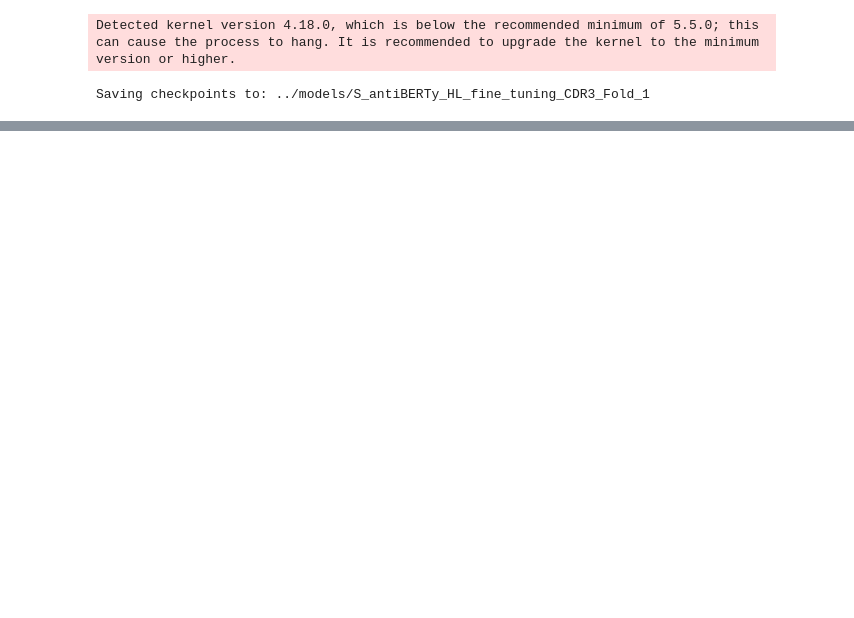
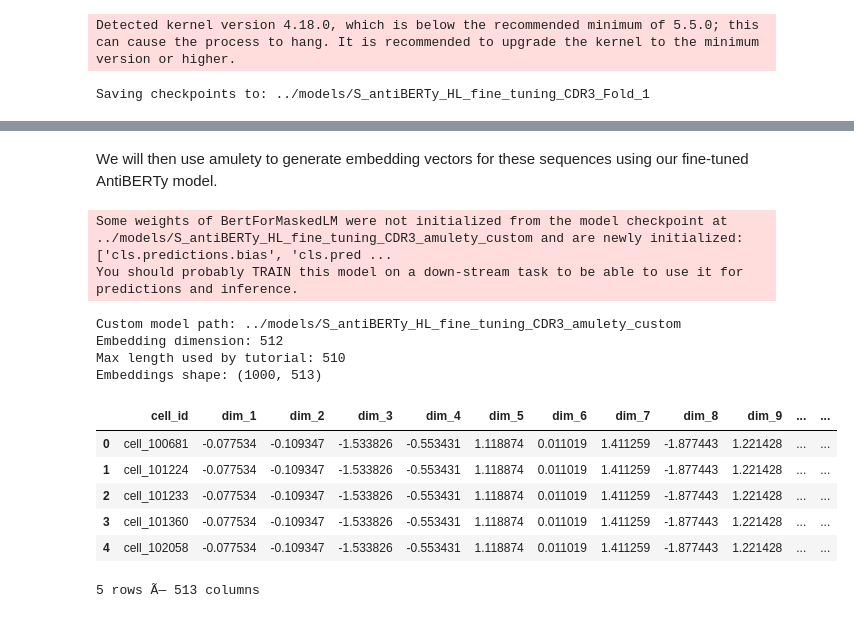
Before and after one commit to wenggyaoo/amulety, a Jupyter notebook: docs/tutorials/fine_tuning_tutorial.ipynb, the cells around one changed output, grey strips where cells are left out. Saved outputs shown, nothing was run; the diff lists cells and outputs as text; code cells hidden in the pictures; blank space fills up the shorter version.

Commit message:
update finetuning tutorial

```diff
--- a/docs/tutorials/fine_tuning_tutorial.ipynb
+++ b/docs/tutorials/fine_tuning_tutorial.ipynb
@@ -390,0 +420,15 @@ test_steps_per_second: 4.6800
+# %%
+airr_demo = pd.read_csv("https://zenodo.org/records/17186858/files/ML_bcr_airr_dataset.tsv", sep='\t')
+# cells that have at least one H and one L
+mask_both = (
+    airr_demo.groupby("cell_id")["chain_type"]
+      .agg(lambda x: set(x))
+      .pipe(lambda s: s[s.apply(lambda st: {"H", "L"}.issubset(st))])
+)
+cells_with_both = mask_both.index
+
+# sample up to 1000 such cells (no replacement)
+n_cells = min(1000, len(cells_with_both))
+sampled_cells = np.random.choice(cells_with_both, size=n_cells, replace=False)
+df_sampled = airr_demo[airr_demo["cell_id"].isin(sampled_cells)].copy()
+df_sampled.head()
@@ -390,0 +442,42 @@ test_steps_per_second: 4.6800
+# %% [markdown]
+We will then use amulety to generate embedding vectors for these sequences using our fine-tuned AntiBERTy model.
+# %%
+from amulety import embed_airr
+
+CHAIN = MODEL_TYPE
+EMBED_DIM = int(model.config.hidden_size)
+
+print("Custom model path:", CUSTOM_MODEL_PATH)
+print("Embedding dimension:", EMBED_DIM)
+print("Max length used by tutorial:", MAX_LENGTH)
+
+embeddings_df, meta_df = embed_airr(
+    airr=df_sampled,
+    chain=CHAIN,
+    model="custom",
+    sequence_col="sequence_vdj_aa",
+    cell_id_col="cell_id",
+    batch_size=8,
+    model_path=str(CUSTOM_MODEL_PATH),
+    embedding_dimension=EMBED_DIM,
+    max_length=MAX_LENGTH,
+    output_type="df",       # return embeddings as a DataFrame
+    residue_level=False,    # sequence-level embeddings
+)
+
+print("Embeddings shape:", embeddings_df.shape)
+embeddings_df.head()
+# %% [output]
+Some weights of BertForMaskedLM were not initialized from the model checkpoint at ../models/S_antiBERTy_HL_fine_tuning_CDR3_amulety_custom and are newly initialized: ['cls.predictions.bias', 'cls.pred ...
+You should probably TRAIN this model on a down-stream task to be able to use it for predictions and inference.
+Custom model path: ../models/S_antiBERTy_HL_fine_tuning_CDR3_amulety_custom
+Embedding dimension: 512
+Max length used by tutorial: 510
+Embeddings shape: (1000, 513)
+|  | cell_id | dim_1 | dim_2 | dim_3 | dim_4 | dim_5 | dim_6 | dim_7 | dim_8 | dim_9 | ... | ... |
+| 0 | cell_100681 | -0.077534 | -0.109347 | -1.533826 | -0.553431 | 1.118874 | 0.011019 | 1.411259 | -1.877443 | 1.221428 | ... | ... |
+| 1 | cell_101224 | -0.077534 | -0.109347 | -1.533826 | -0.553431 | 1.118874 | 0.011019 | 1.411259 | -1.877443 | 1.221428 | ... | ... |
+| 2 | cell_101233 | -0.077534 | -0.109347 | -1.533826 | -0.553431 | 1.118874 | 0.011019 | 1.411259 | -1.877443 | 1.221428 | ... | ... |
+| 3 | cell_101360 | -0.077534 | -0.109347 | -1.533826 | -0.553431 | 1.118874 | 0.011019 | 1.411259 | -1.877443 | 1.221428 | ... | ... |
+| 4 | cell_102058 | -0.077534 | -0.109347 | -1.533826 | -0.553431 | 1.118874 | 0.011019 | 1.411259 | -1.877443 | 1.221428 | ... | ... |
+5 rows Ã— 513 columns
```
Also changed, not shown: parts of 20 cells of this notebook.
